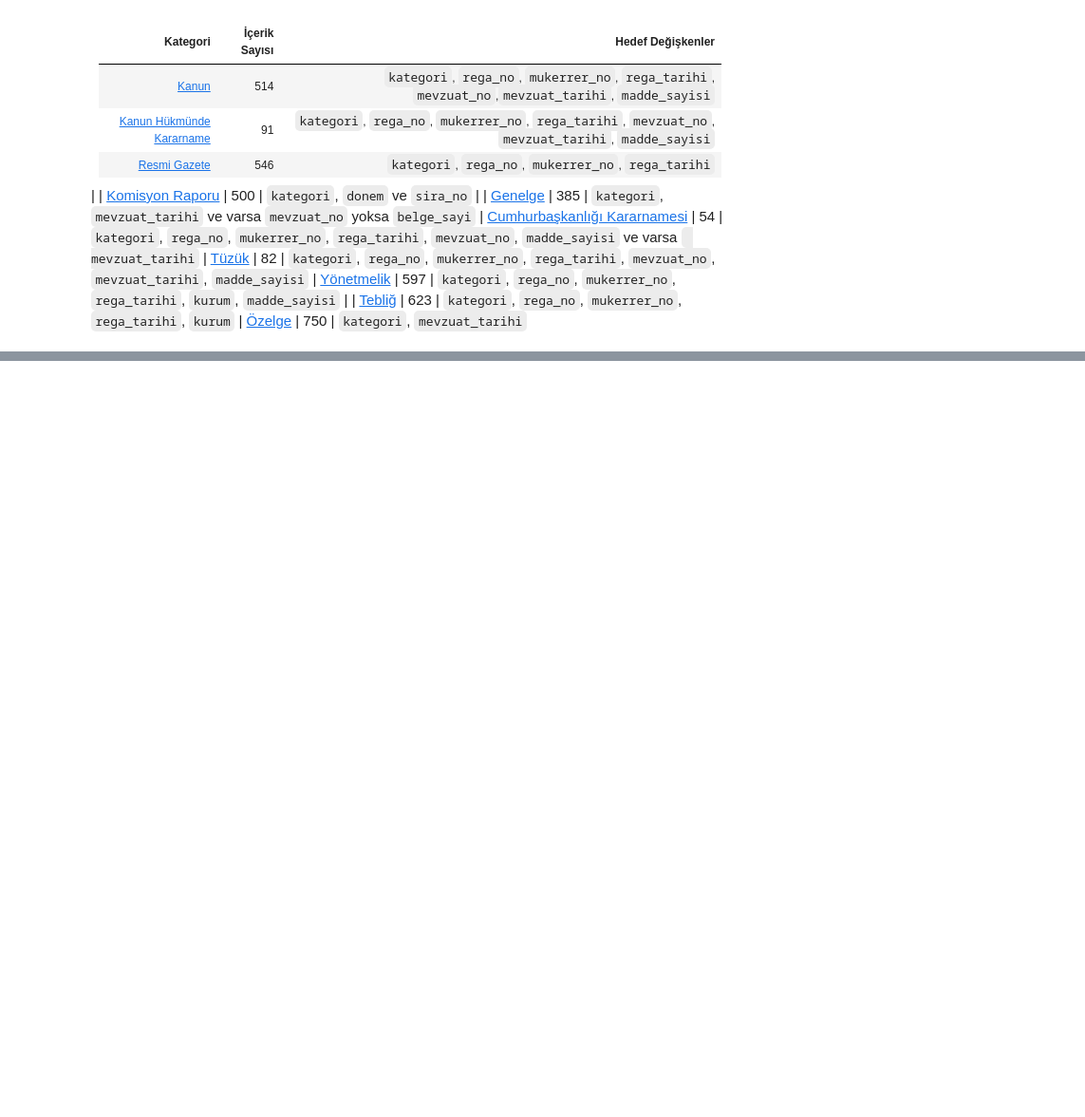
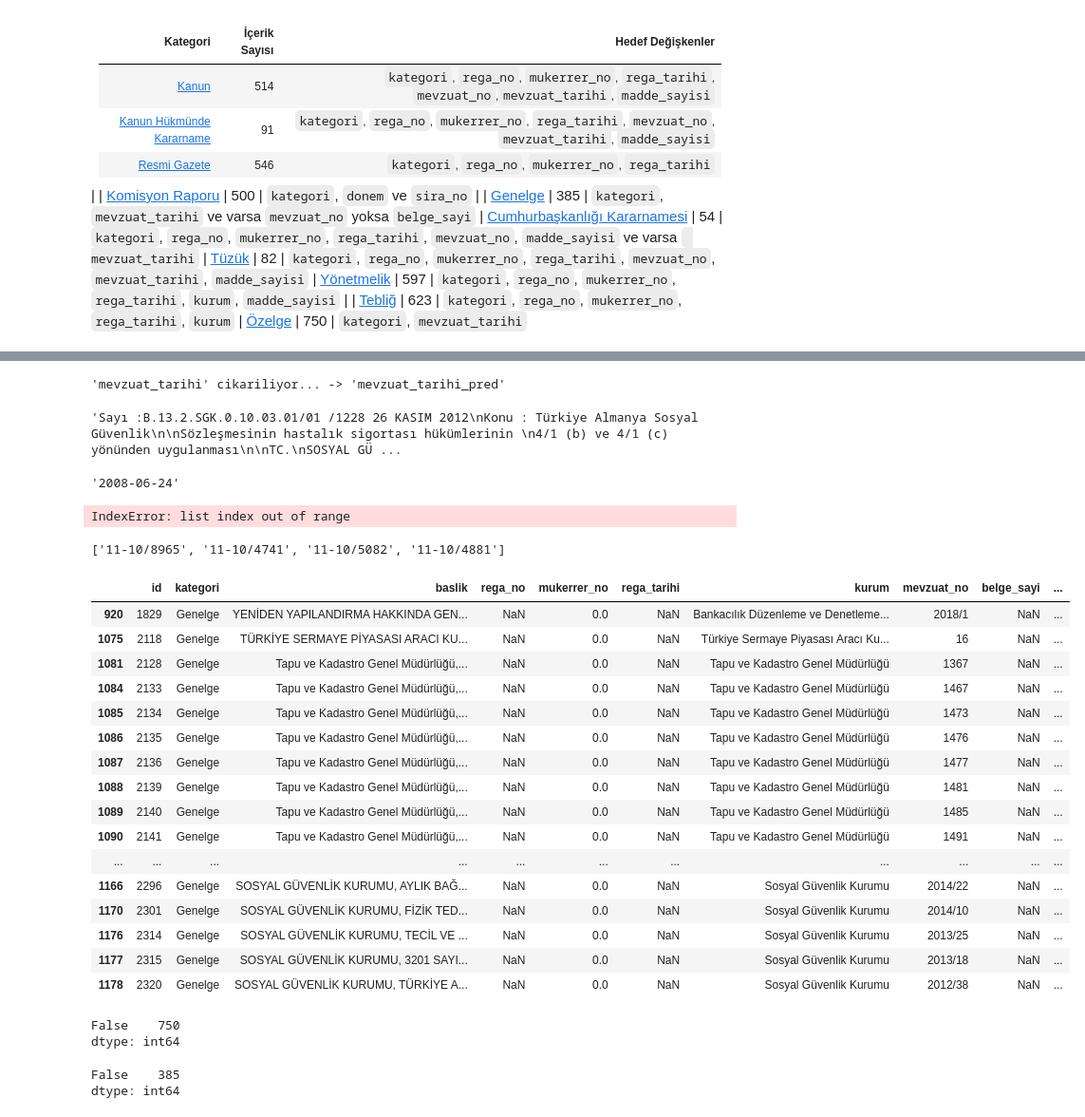
Before and after one commit to L2-Regulasyon/Teknofest2022, a Jupyter notebook: notebook/teknofest_tarik.ipynb, the cells around one changed output, grey strips where cells are left out. Shown at 95% size. Cells and saved outputs as stored; diff of their text form; code cells hidden in the pictures; blank space fills up the shorter version.

```diff
--- a/notebook/teknofest_tarik.ipynb
+++ b/notebook/teknofest_tarik.ipynb
@@ -137,0 +37,2 @@ genelge.data_text[15].split("Tarih ",1)[1].split('\n')[0]
+# %%
+df=pd.read_csv('../data/kanunum-nlp-doc-analysis-dataset.csv')
@@ -137,0 +270,50 @@ genelge.data_text[15].split("Tarih ",1)[1].split('\n')[0]
+# %%
+mevzuat_tarihi_extractor.extract(df)
+# %% [output]
+'mevzuat_tarihi' cikariliyor... -> 'mevzuat_tarihi_pred'
+# %%
+df.data_text[1178]
+# %% [output]
+'Sayı :B.13.2.SGK.0.10.03.01/01 /1228 26 KASIM 2012\nKonu : Türkiye Almanya Sosyal Güvenlik\n\nSözleşmesinin hastalık sigortası hükümlerinin \n4/1 (b) ve 4/1 (c) yönünden uygulanması\n\nTC.\nSOSYAL GÜ ...
+# %%
+df.mevzuat_tarihi[1123]
+# %% [output]
+'2008-06-24'
+# %%
+pd.to_datetime(re.findall(r'\d{1}/\d{1}/\d{4}', df.data_text[1084])[0],dayfirst=True)
+# %% [output]
+IndexError: list index out of range
+# %%
+re.findall(r'\d{2}.\d{2}.\d{4}', df.data_text[1084])
+# %% [output]
+['11-10/8965', '11-10/4741', '11-10/5082', '11-10/4881']
+# %%
+df[(df.kategori=='Genelge')&df.mevzuat_tarihi_pred.isna()]
+# %% [output]
+|  | id | kategori | baslik | rega_no | mukerrer_no | rega_tarihi | kurum | mevzuat_no | belge_sayi | ... |
+| 920 | 1829 | Genelge | YENİDEN YAPILANDIRMA HAKKINDA GEN... | NaN | 0.0 | NaN | Bankacılık Düzenleme ve Denetleme... | 2018/1 | NaN | ... |
+| 1075 | 2118 | Genelge | TÜRKİYE SERMAYE PİYASASI ARACI KU... | NaN | 0.0 | NaN | Türkiye Sermaye Piyasası Aracı Ku... | 16 | NaN | ... |
+| 1081 | 2128 | Genelge | Tapu ve Kadastro Genel Müdürlüğü,... | NaN | 0.0 | NaN | Tapu ve Kadastro Genel Müdürlüğü | 1367 | NaN | ... |
+| 1084 | 2133 | Genelge | Tapu ve Kadastro Genel Müdürlüğü,... | NaN | 0.0 | NaN | Tapu ve Kadastro Genel Müdürlüğü | 1467 | NaN | ... |
+| 1085 | 2134 | Genelge | Tapu ve Kadastro Genel Müdürlüğü,... | NaN | 0.0 | NaN | Tapu ve Kadastro Genel Müdürlüğü | 1473 | NaN | ... |
+| 1086 | 2135 | Genelge | Tapu ve Kadastro Genel Müdürlüğü,... | NaN | 0.0 | NaN | Tapu ve Kadastro Genel Müdürlüğü | 1476 | NaN | ... |
+| 1087 | 2136 | Genelge | Tapu ve Kadastro Genel Müdürlüğü,... | NaN | 0.0 | NaN | Tapu ve Kadastro Genel Müdürlüğü | 1477 | NaN | ... |
+| 1088 | 2139 | Genelge | Tapu ve Kadastro Genel Müdürlüğü,... | NaN | 0.0 | NaN | Tapu ve Kadastro Genel Müdürlüğü | 1481 | NaN | ... |
+| 1089 | 2140 | Genelge | Tapu ve Kadastro Genel Müdürlüğü,... | NaN | 0.0 | NaN | Tapu ve Kadastro Genel Müdürlüğü | 1485 | NaN | ... |
+| 1090 | 2141 | Genelge | Tapu ve Kadastro Genel Müdürlüğü,... | NaN | 0.0 | NaN | Tapu ve Kadastro Genel Müdürlüğü | 1491 | NaN | ... |
+| ... | ... | ... | ... | ... | ... | ... | ... | ... | ... | ... |
+| 1166 | 2296 | Genelge | SOSYAL GÜVENLİK KURUMU, AYLIK BAĞ... | NaN | 0.0 | NaN | Sosyal Güvenlik Kurumu | 2014/22 | NaN | ... |
+| 1170 | 2301 | Genelge | SOSYAL GÜVENLİK KURUMU, FİZİK TED... | NaN | 0.0 | NaN | Sosyal Güvenlik Kurumu | 2014/10 | NaN | ... |
+| 1176 | 2314 | Genelge | SOSYAL GÜVENLİK KURUMU, TECİL VE ... | NaN | 0.0 | NaN | Sosyal Güvenlik Kurumu | 2013/25 | NaN | ... |
+| 1177 | 2315 | Genelge | SOSYAL GÜVENLİK KURUMU, 3201 SAYI... | NaN | 0.0 | NaN | Sosyal Güvenlik Kurumu | 2013/18 | NaN | ... |
+| 1178 | 2320 | Genelge | SOSYAL GÜVENLİK KURUMU, TÜRKİYE A... | NaN | 0.0 | NaN | Sosyal Güvenlik Kurumu | 2012/38 | NaN | ... |
+# %%
+(df[df.kategori=='Özelge'].mevzuat_tarihi==df[df.kategori=='Özelge'].mevzuat_tarihi_pred).value_counts()
+# %% [output]
+False    750
+dtype: int64
+# %%
+(df[df.kategori=='Genelge'].mevzuat_tarihi==df[df.kategori=='Genelge'].mevzuat_tarihi_pred).value_counts()
+# %% [output]
+False    385
+dtype: int64
```
Also changed, not shown: parts of 34 cells of this notebook, 1 other file.
